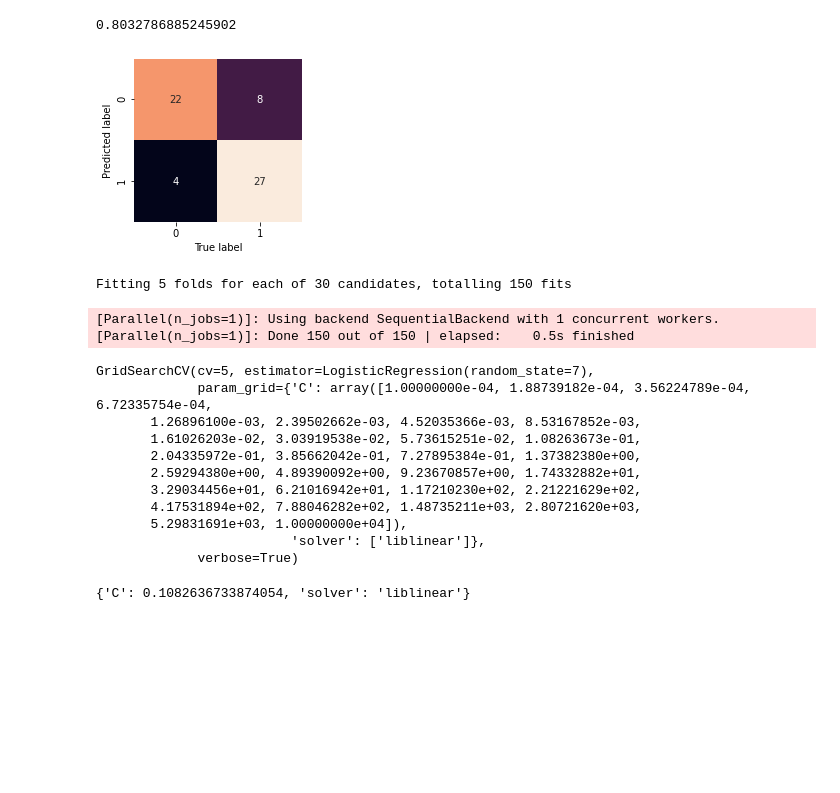
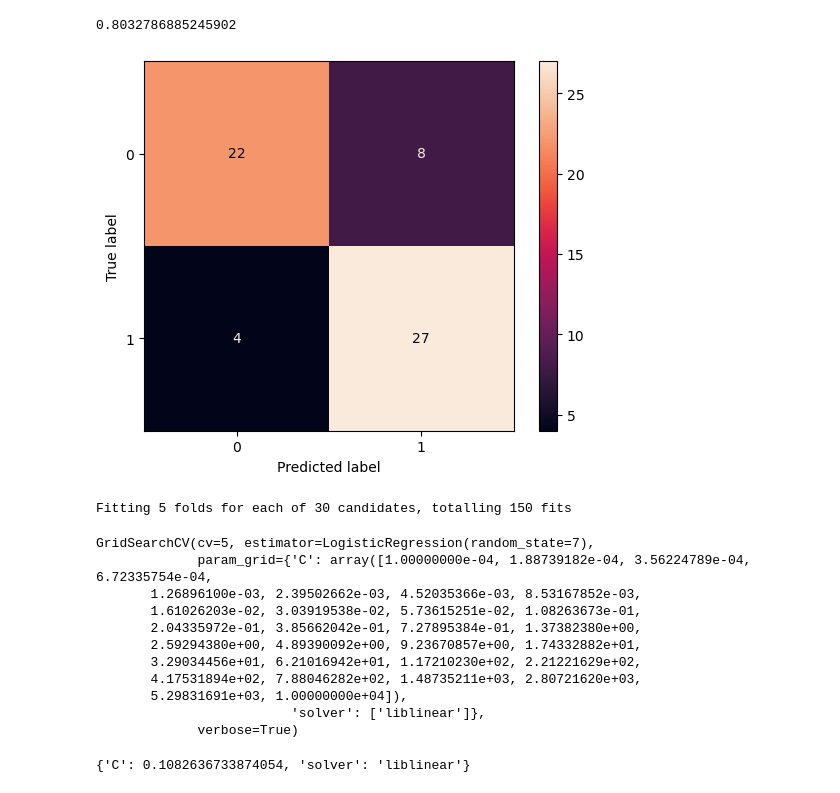
Before and after one commit to shaikhmuhammad7/ml-heart-disease-project, a Jupyter notebook: Heart-Disease-Project.ipynb, the cells around one changed output. Saved outputs shown, nothing was run; the diff lists cells and outputs as text; code cells hidden in the pictures; blank space fills up the shorter version.

```diff
--- a/Heart-Disease-Project.ipynb
+++ b/Heart-Disease-Project.ipynb
@@ -310,5 +288,0 @@ X_test_mms = mms.fit_transform(X_test_ws ,y=None)
-# %%
-from catboost import CatBoostClassifier
-
-cb_clf = CatBoostClassifier()
-cb_clf.fit(X_train_mms, y_train)
@@ -628,9 +530,11 @@ rs_log_reg.score(X_test, y_test)
 y_preds_rslg = rs_log_reg.predict(X_test)
 # %%
 lg_conf_mat = confusion_matrix(y_test, y_preds_rslg)
-plot_conf_matrix(lg_conf_mat)
+disp_two = ConfusionMatrixDisplay(lg_conf_mat)
+disp_two.plot(cmap="rocket")
+plt.show()
 # %% [output]
-[figure, old version]
+[figure, new version]
 # %%
 # Perform GridSearchCV on logistic Regression
 gs_log_reg = GridSearchCV(LogisticRegression(random_state=7),
@@ -641,19 +545,17 @@ gs_log_reg = GridSearchCV(LogisticRegression(random_state=7),
 gs_log_reg.fit(X_train, y_train)
 # %% [output]
 Fitting 5 folds for each of 30 candidates, totalling 150 fits
-[Parallel(n_jobs=1)]: Using backend SequentialBackend with 1 concurrent workers.
-[Parallel(n_jobs=1)]: Done 150 out of 150 | elapsed:    0.5s finished
+GridSearchCV(cv=5, estimator=LogisticRegression(random_state=7),
+             param_grid={'C': array([1.00000000e-04, 1.88739182e-04, 3.56224789e-04, 6.72335754e-04,
+       1.26896100e-03, 2.39502662e-03, 4.52035366e-03, 8.53167852e-03,
+       1.61026203e-02, 3.03919538e-02, 5.73615251e-02, 1.08263673e-01,
+       2.04335972e-01, 3.85662042e-01, 7.27895384e-01, 1.37382380e+00,
+       2.59294380e+00, 4.89390092e+00, 9.23670857e+00, 1.74332882e+01,
+       3.29034456e+01, 6.21016942e+01, 1.17210230e+02, 2.21221629e+02,
+       4.17531894e+02, 7.88046282e+02, 1.48735211e+03, 2.80721620e+03,
+       5.29831691e+03, 1.00000000e+04]),
+                         'solver': ['liblinear']},
+             verbose=True)
-GridSearchCV(cv=5, estimator=LogisticRegression(random_state=7),
-             param_grid={'C': array([1.00000000e-04, 1.88739182e-04, 3.56224789e-04, 6.72335754e-04,
-       1.26896100e-03, 2.39502662e-03, 4.52035366e-03, 8.53167852e-03,
-       1.61026203e-02, 3.03919538e-02, 5.73615251e-02, 1.08263673e-01,
-       2.04335972e-01, 3.85662042e-01, 7.27895384e-01, 1.37382380e+00,
-       2.59294380e+00, 4.89390092e+00, 9.23670857e+00, 1.74332882e+01,
-       3.29034456e+01, 6.21016942e+01, 1.17210230e+02, 2.21221629e+02,
-       4.17531894e+02, 7.88046282e+02, 1.48735211e+03, 2.80721620e+03,
-       5.29831691e+03, 1.00000000e+04]),
-                         'solver': ['liblinear']},
-             verbose=True)
 # %%
 gs_log_reg.best_params_
 # %% [output]
```
Also changed, not shown: parts of 38 cells of this notebook.
